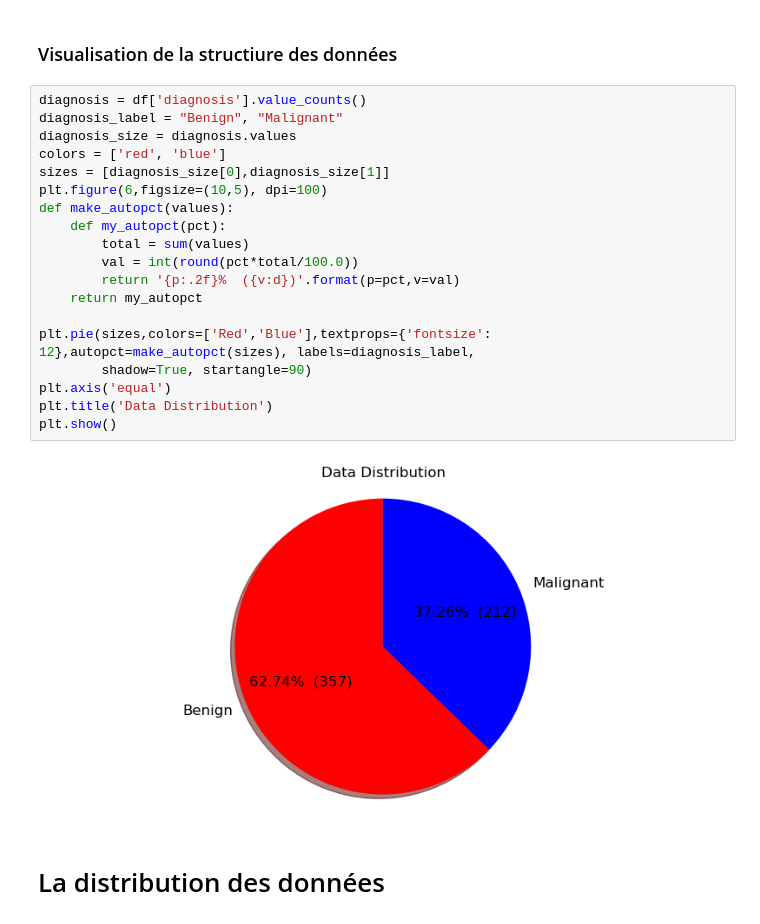
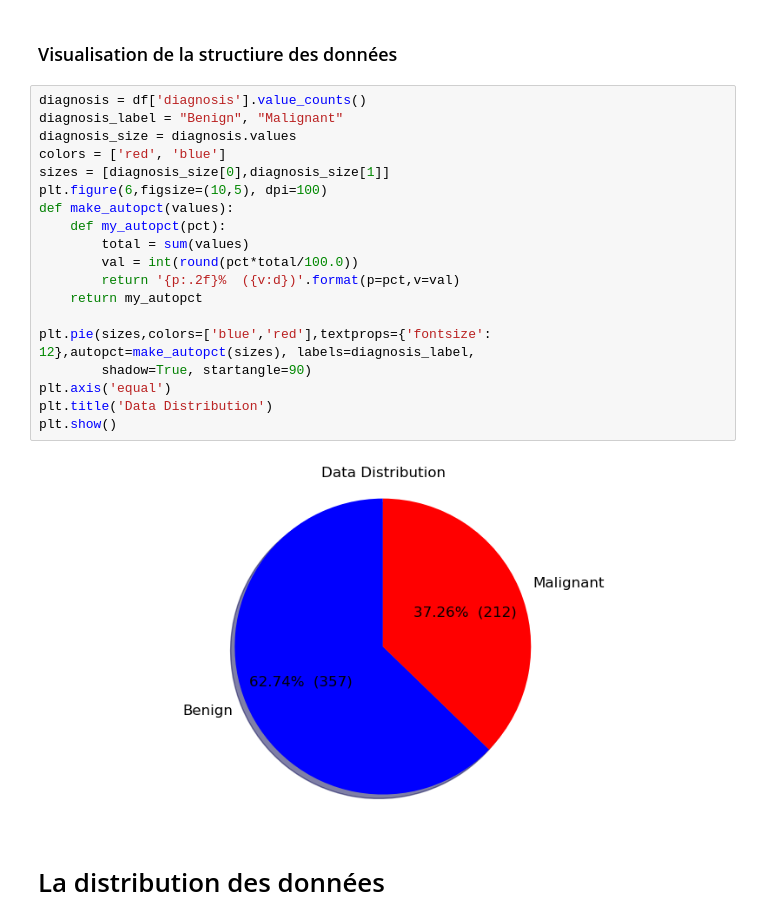
Before and after one commit to tdagtekin/breast-cancer, a Jupyter notebook: Breast_Cancer_Wisconsin_with_threshold.ipynb, the cells around one changed output. Cells and saved outputs as stored; diff of their text form.

```diff
--- a/Breast_Cancer_Wisconsin_with_threshold.ipynb
+++ b/Breast_Cancer_Wisconsin_with_threshold.ipynb
@@ -60,24 +57,24 @@ pandas.core.frame.DataFrame
 # %%
 diagnosis = df['diagnosis'].value_counts()
 diagnosis_label = "Benign", "Malignant"
 diagnosis_size = diagnosis.values
 colors = ['red', 'blue']
 sizes = [diagnosis_size[0],diagnosis_size[1]]
 plt.figure(6,figsize=(10,5), dpi=100)
 def make_autopct(values):
     def my_autopct(pct):
         total = sum(values)
         val = int(round(pct*total/100.0))
         return '{p:.2f}%  ({v:d})'.format(p=pct,v=val)
     return my_autopct
 
-plt.pie(sizes,colors=['Red','Blue'],textprops={'fontsize': 12},autopct=make_autopct(sizes), labels=diagnosis_label,
+plt.pie(sizes,colors=['blue','red'],textprops={'fontsize': 12},autopct=make_autopct(sizes), labels=diagnosis_label,
         shadow=True, startangle=90)
 plt.axis('equal')
 plt.title('Data Distribution')
 plt.show()
 # %% [output]
-[figure, old version]
+[figure, new version]
 # %% [markdown]
 # La distribution des données
 # %%
```
Also changed, not shown: parts of 10 cells of this notebook.
